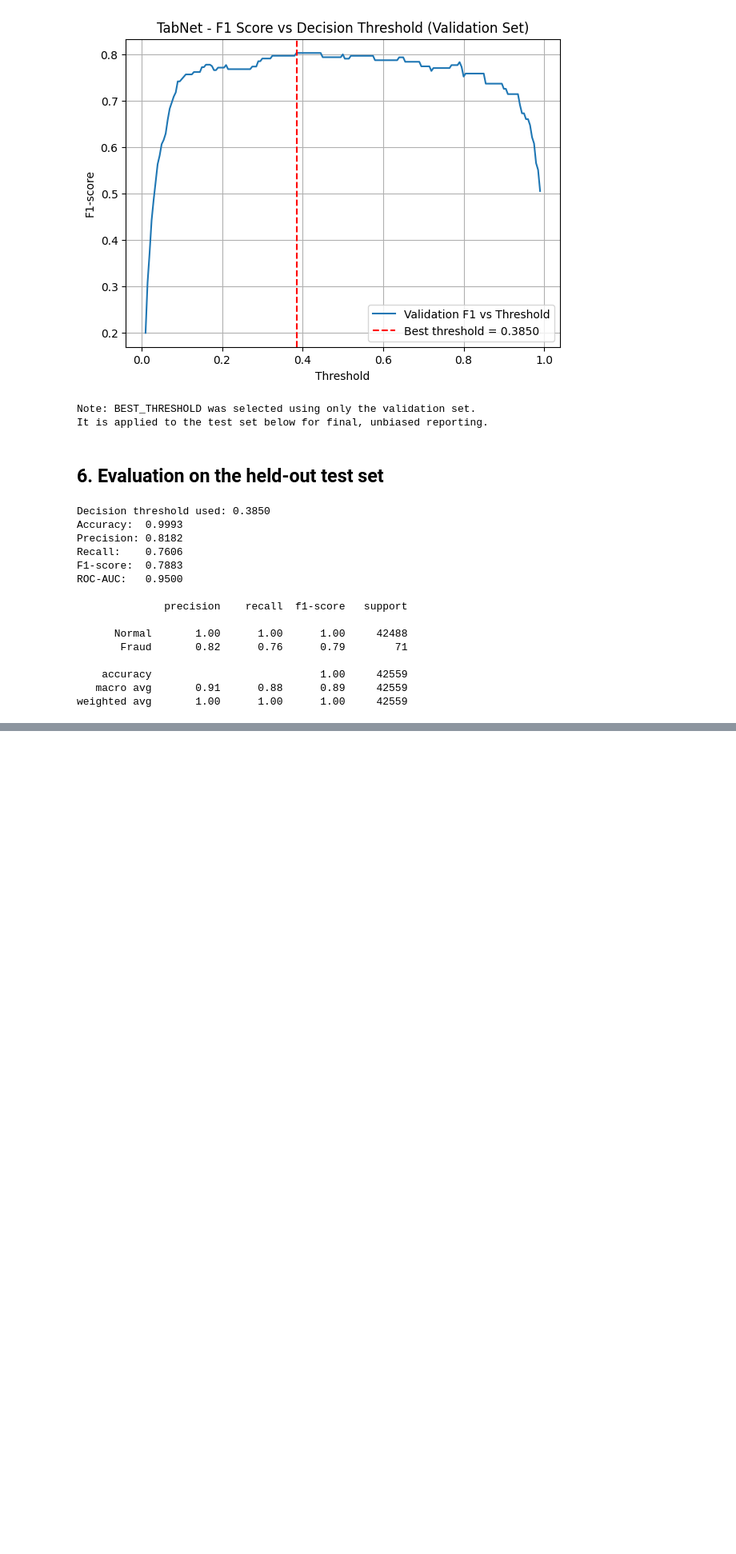
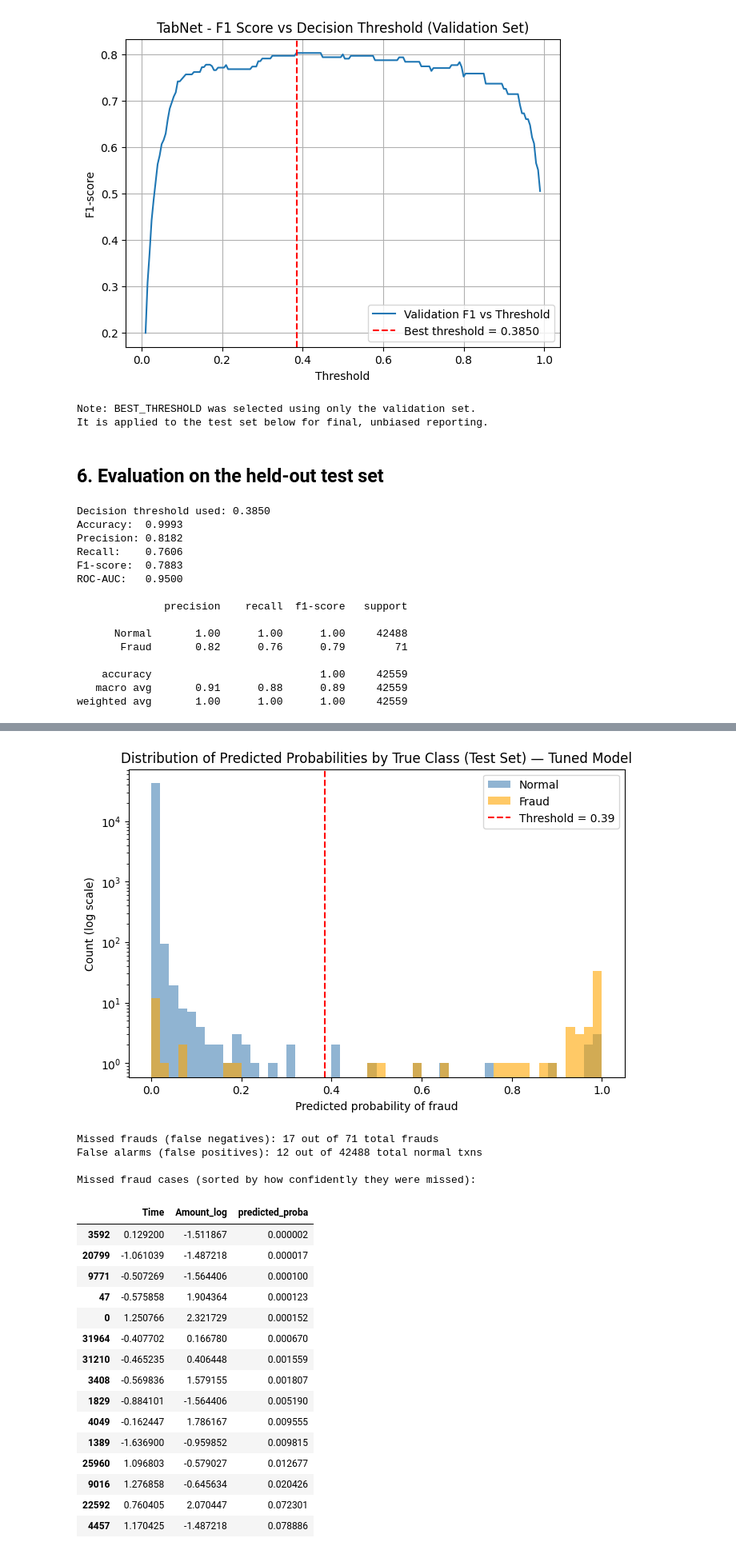
Before and after one commit to manamendraJN/SE4050-Fraud-Detection, a Jupyter notebook: notebooks/TabNet.ipynb, the cells around one changed output, grey strips where cells are left out. Shown at 80% size. Saved outputs shown, nothing was run; the diff lists cells and outputs as text; code cells hidden in the pictures; blank space fills up the shorter version.

Commit message:
Add error analysis: probability distribution and misclassified fraud cases

```diff
--- a/notebooks/TabNet.ipynb
+++ b/notebooks/TabNet.ipynb
@@ -235,0 +240,46 @@ weighted avg       1.00      1.00      1.00     42559
+# %%
+# Probability distribution by true class (test set) — compare against the baseline run's plot
+plt.figure(figsize=(8,5))
+plt.hist(y_proba[y_test==0], bins=50, alpha=0.6, label="Normal", color="steelblue", log=True)
+plt.hist(y_proba[y_test==1], bins=50, alpha=0.6, label="Fraud", color="orange", log=True)
+plt.axvline(BEST_THRESHOLD, color="red", linestyle="--", label=f"Threshold = {BEST_THRESHOLD:.2f}")
+plt.title("Distribution of Predicted Probabilities by True Class (Test Set) — Tuned Model")
+plt.xlabel("Predicted probability of fraud"); plt.ylabel("Count (log scale)")
+plt.legend()
+plt.savefig(f"{RESULTS_DIR}/probability_distribution_tuned.png", dpi=150, bbox_inches="tight")
+plt.show()
+
+# Missed frauds: true fraud, predicted as normal, with low confidence
+test_df_reset = test_df.reset_index(drop=True)
+missed_fraud_mask = (y_test == 1) & (y_pred == 0)
+false_alarm_mask  = (y_test == 0) & (y_pred == 1)
+
+print(f"Missed frauds (false negatives): {missed_fraud_mask.sum()} out of {(y_test==1).sum()} total frauds")
+print(f"False alarms (false positives): {false_alarm_mask.sum()} out of {(y_test==0).sum()} total normal txns")
+
+missed_frauds = test_df_reset[missed_fraud_mask].copy()
+missed_frauds["predicted_proba"] = y_proba[missed_fraud_mask]
+print("\nMissed fraud cases (sorted by how confidently they were missed):")
+missed_frauds.sort_values("predicted_proba")[["Time", "Amount_log", "predicted_proba"]].head(15)
+# %% [output]
+[figure, added]
+Missed frauds (false negatives): 17 out of 71 total frauds
+False alarms (false positives): 12 out of 42488 total normal txns
+
+Missed fraud cases (sorted by how confidently they were missed):
+|  | Time | Amount_log | predicted_proba |
+| 3592 | 0.129200 | -1.511867 | 0.000002 |
+| 20799 | -1.061039 | -1.487218 | 0.000017 |
+| 9771 | -0.507269 | -1.564406 | 0.000100 |
+| 47 | -0.575858 | 1.904364 | 0.000123 |
+| 0 | 1.250766 | 2.321729 | 0.000152 |
+| 31964 | -0.407702 | 0.166780 | 0.000670 |
+| 31210 | -0.465235 | 0.406448 | 0.001559 |
+| 3408 | -0.569836 | 1.579155 | 0.001807 |
+| 1829 | -0.884101 | -1.564406 | 0.005190 |
+| 4049 | -0.162447 | 1.786167 | 0.009555 |
+| 1389 | -1.636900 | -0.959852 | 0.009815 |
+| 25960 | 1.096803 | -0.579027 | 0.012677 |
+| 9016 | 1.276858 | -0.645634 | 0.020426 |
+| 22592 | 0.760405 | 2.070447 | 0.072301 |
+| 4457 | 1.170425 | -1.487218 | 0.078886 |
```
Also changed, not shown: parts of 1 cell of this notebook.
